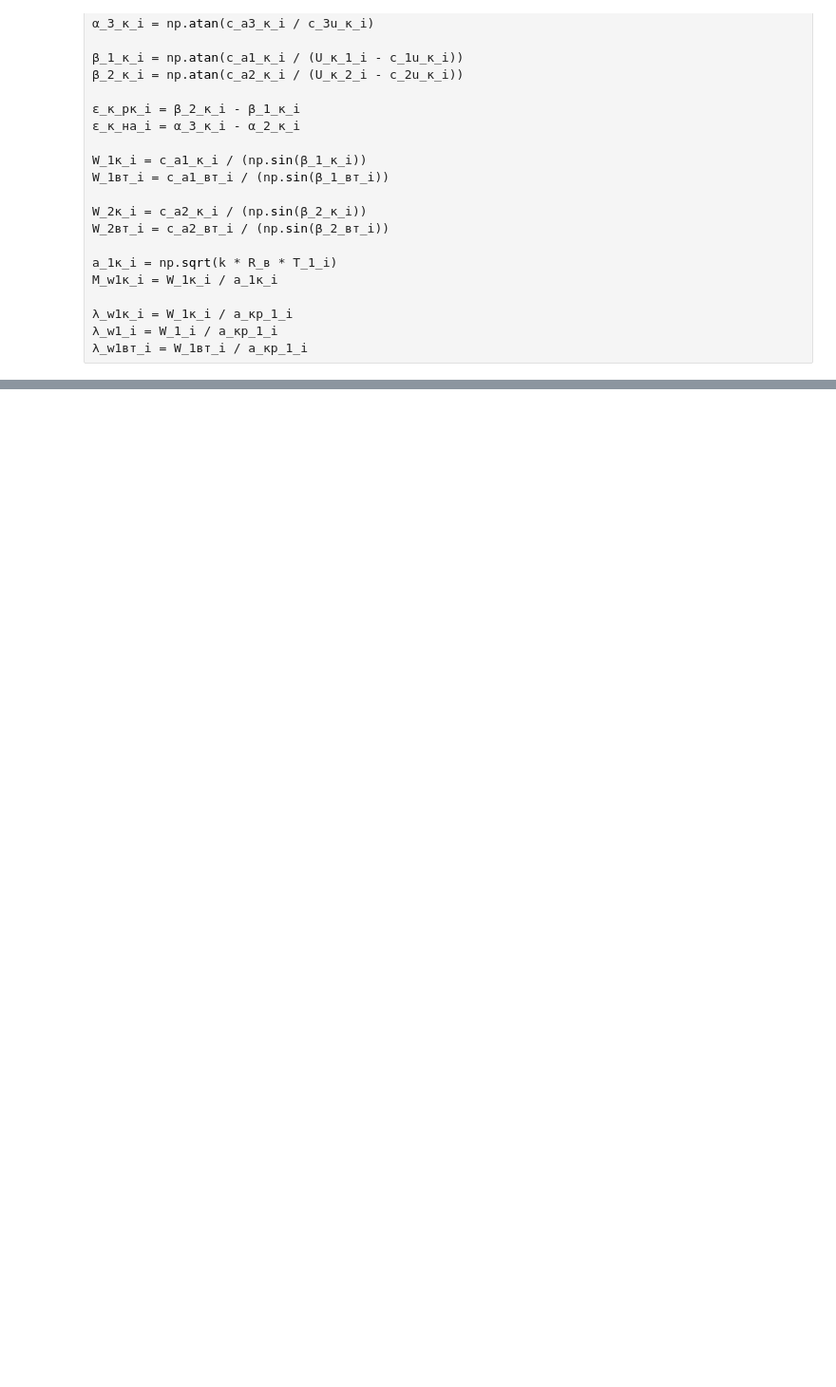
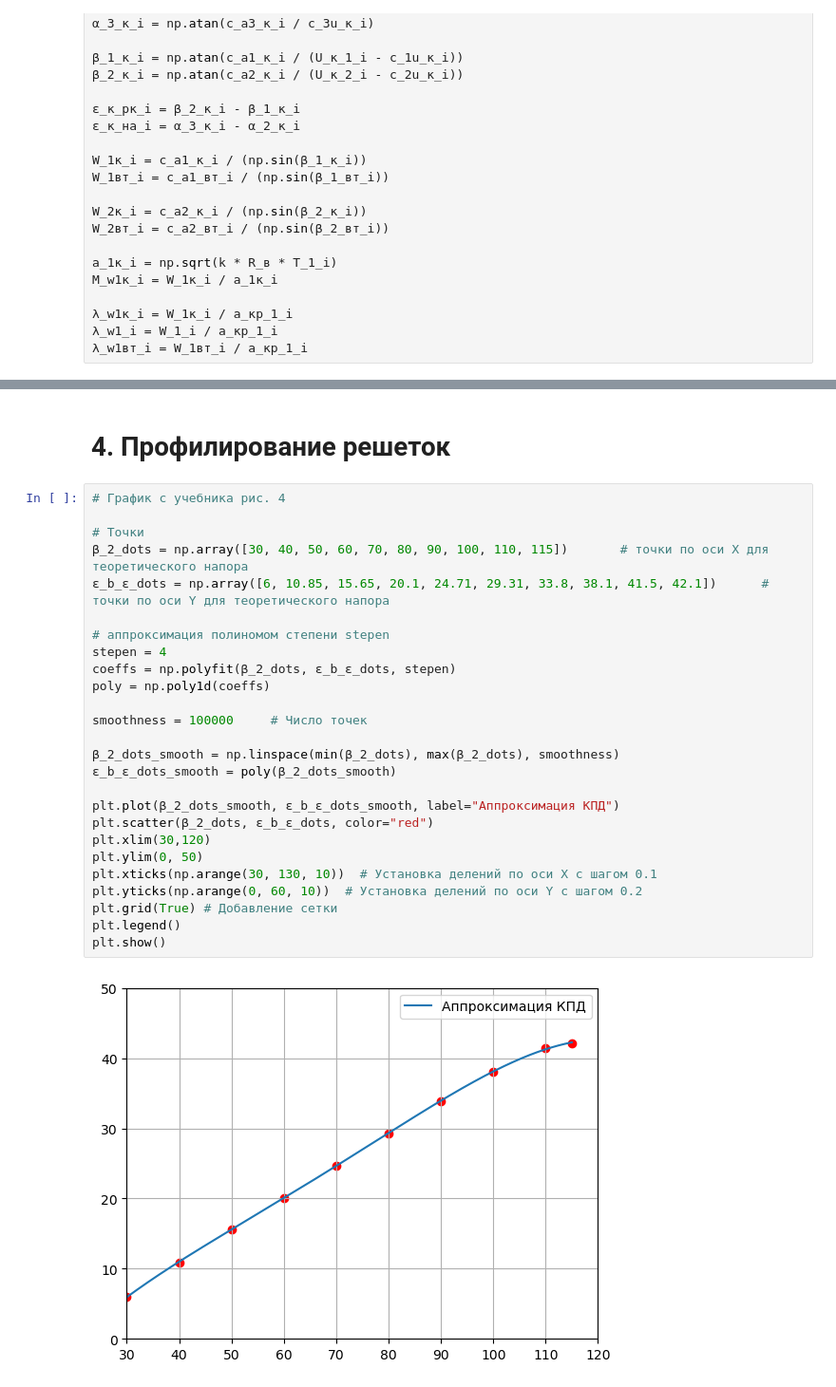
Before and after one commit to mikiway902/Compressor_Kurs, a Jupyter notebook: main.ipynb, the cells around one changed output, grey strips where cells are left out. Shown at 95% size. Saved outputs shown, nothing was run; the diff lists cells and outputs as text; blank space fills up the shorter version.

Commit message:
added graphics 9 and 10

```diff
--- a/main.ipynb
+++ b/main.ipynb
@@ -1050,0 +1065,30 @@ display(df)            # либо просто написать `df` в отде
+# %% [markdown]
+# 4. Профилирование решеток
+# %%
+# График с учебника рис. 4
+
+# Точки
+β_2_dots = np.array([30, 40, 50, 60, 70, 80, 90, 100, 110, 115])       # точки по оси X для теоретического напора
+ε_b_ε_dots = np.array([6, 10.85, 15.65, 20.1, 24.71, 29.31, 33.8, 38.1, 41.5, 42.1])      # точки по оси Y для теоретического напора
+
+# аппроксимация полиномом степени stepen
+stepen = 4
+coeffs = np.polyfit(β_2_dots, ε_b_ε_dots, stepen)
+poly = np.poly1d(coeffs)
+
+smoothness = 100000     # Число точек
+
+β_2_dots_smooth = np.linspace(min(β_2_dots), max(β_2_dots), smoothness)
+ε_b_ε_dots_smooth = poly(β_2_dots_smooth)
+
+plt.plot(β_2_dots_smooth, ε_b_ε_dots_smooth, label="Аппроксимация КПД")
+plt.scatter(β_2_dots, ε_b_ε_dots, color="red")
+plt.xlim(30,120)
+plt.ylim(0, 50)
+plt.xticks(np.arange(30, 130, 10))  # Установка делений по оси X с шагом 0.1
+plt.yticks(np.arange(0, 60, 10))  # Установка делений по оси Y с шагом 0.2
+plt.grid(True) # Добавление сетки
+plt.legend()
+plt.show()
+# %% [output]
+[figure, added]
```
Also changed, not shown: parts of 2 cells of this notebook, 1 other file.
